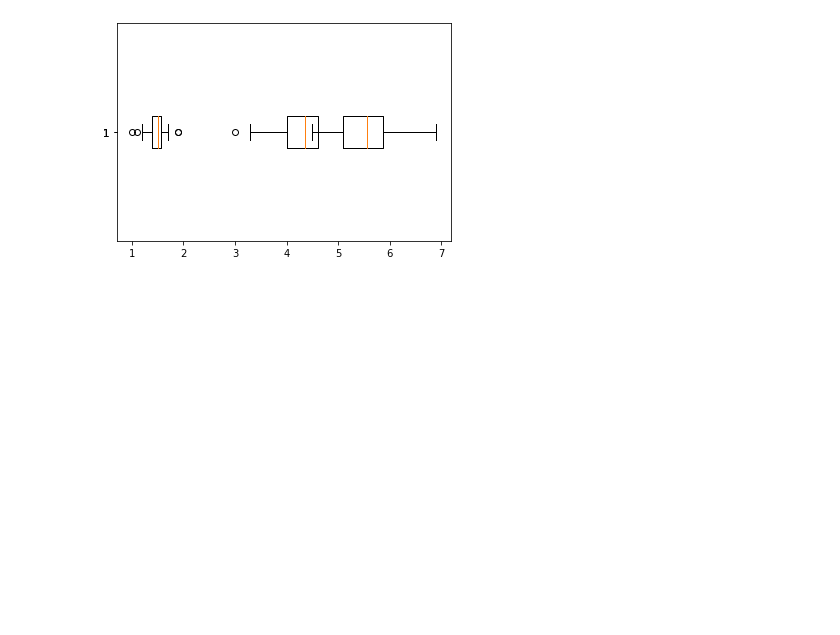
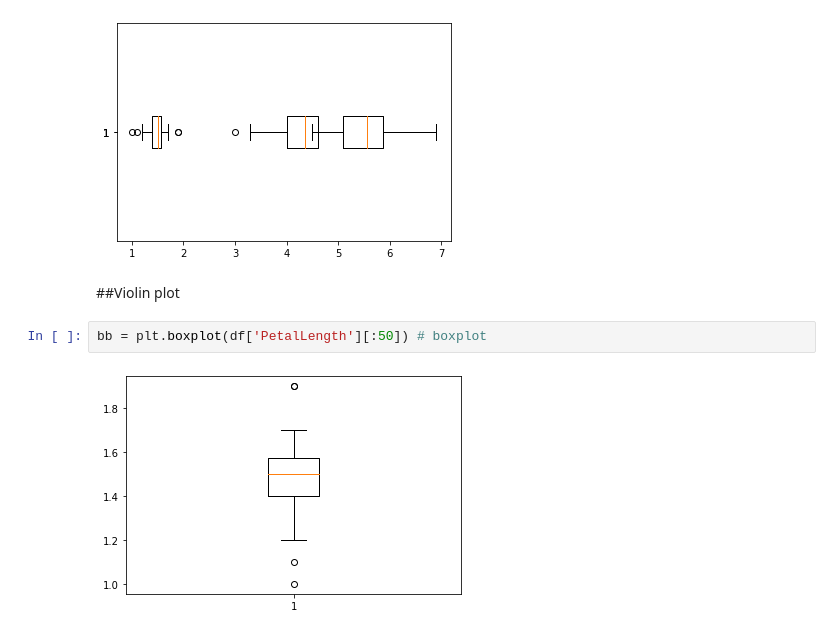
Before and after one commit to Jennapa-colab/data_viz_2022, a Jupyter notebook: DataViz02_Data_Distribution.ipynb, the cells around one changed output. Saved outputs shown, nothing was run; the diff lists cells and outputs as text; blank space fills up the shorter version.

```diff
--- a/DataViz02_Data_Distribution.ipynb
+++ b/DataViz02_Data_Distribution.ipynb
@@ -377,3 +377,9 @@ versicolorbp = plt.boxplot(df2['PetalLength'][50:100],vert=False)
 verginigabp = plt.boxplot(df2['PetalLength'][100:],vert=False)
 # %% [output]
 [figure]
+# %% [markdown]
+##Violin plot
+# %%
+bb = plt.boxplot(df['PetalLength'][:50]) # boxplot
+# %% [output]
+[figure, added]
```
Also changed, not shown: parts of 4 cells of this notebook.
